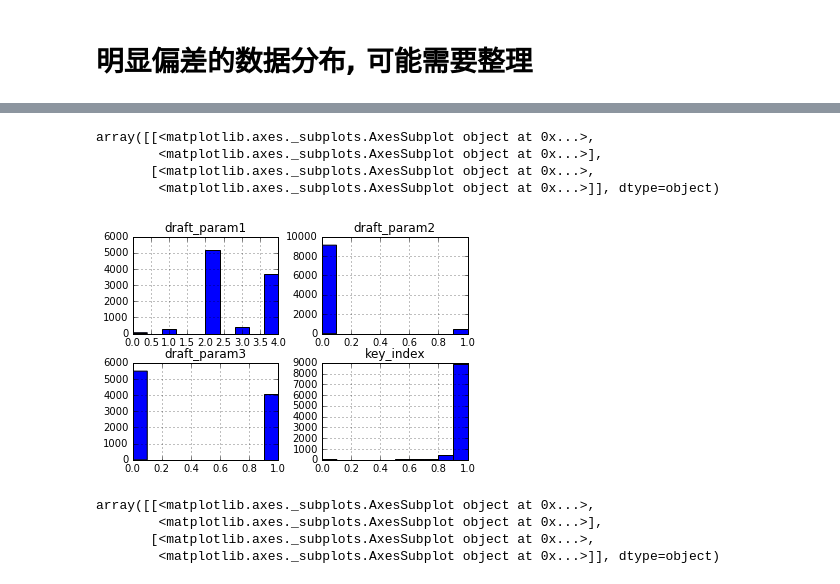
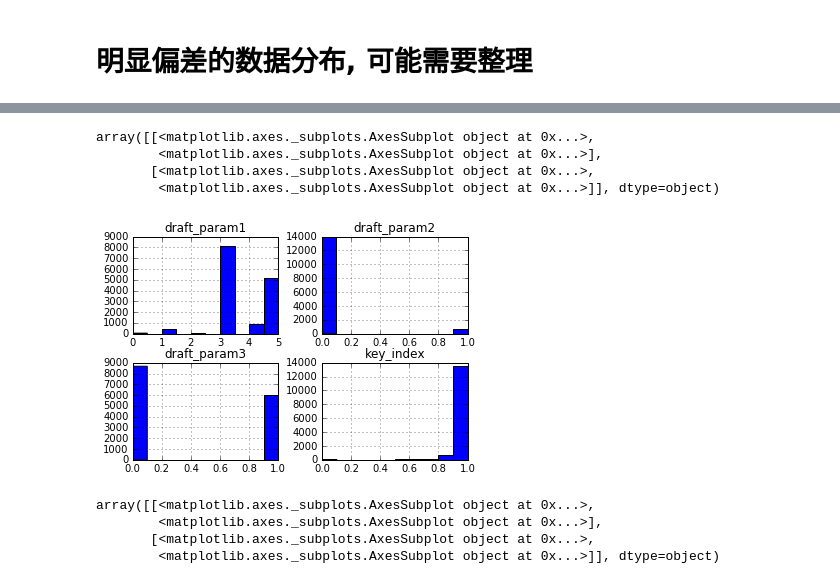
Before and after one commit to mofhu/tianchi-production-QC, a Jupyter notebook: read-csv.ipynb, the cells around one changed output, grey strips where cells are left out. Drawn from its saved outputs; the diff is of its cells as text; code cells hidden in the pictures.

```diff
--- a/read-csv.ipynb
+++ b/read-csv.ipynb
@@ -39,0 +10,16 @@ draft_data
+# %%
+param_training = pd.read_csv('training/zhongzhi_param_data_train.csv')
+# use pd.read_table() to read from tab-separated files.
+# http://pandas.pydata.org/pandas-docs/stable/generated/pandas.read_table.html
+
+
+draft_training = pd.read_csv('training/zhongzhi_draft_data_train.csv')
+# use pd.read_table() to read from tab-separated files.
+# http://pandas.pydata.org/pandas-docs/stable/generated/pandas.read_table.html
+
+param_test = pd.read_csv('test/zhongzhi_param_data_test.csv')
+# use pd.read_table() to read from tab-separated files.
+# http://pandas.pydata.org/pandas-docs/stable/generated/pandas.read_table.html
+
+
+draft_test = pd.read_csv('test/zhongzhi_draft_data_test.csv')
@@ -49,11 +61,11 @@ array([[<matplotlib.axes._subplots.AxesSubplot object at 0x...>]], dtype=object)
 # %%
-draft_data.hist(column=['key_index','draft_param1','draft_param2','draft_param3'],bins=10)
+draft_training.hist(column=['key_index','draft_param1','draft_param2','draft_param3'],bins=10)
 # %% [output]
 array([[<matplotlib.axes._subplots.AxesSubplot object at 0x...>,
         <matplotlib.axes._subplots.AxesSubplot object at 0x...>],
        [<matplotlib.axes._subplots.AxesSubplot object at 0x...>,
         <matplotlib.axes._subplots.AxesSubplot object at 0x...>]], dtype=object)
-[figure, old version]
+[figure, new version]
 # %%
 draft_data.hist(column=['draft_param4','draft_param5','draft_param6','draft_param7'],bins=10)
 # %% [output]
```
Also changed, not shown: parts of 7 cells of this notebook, 3 other files.
